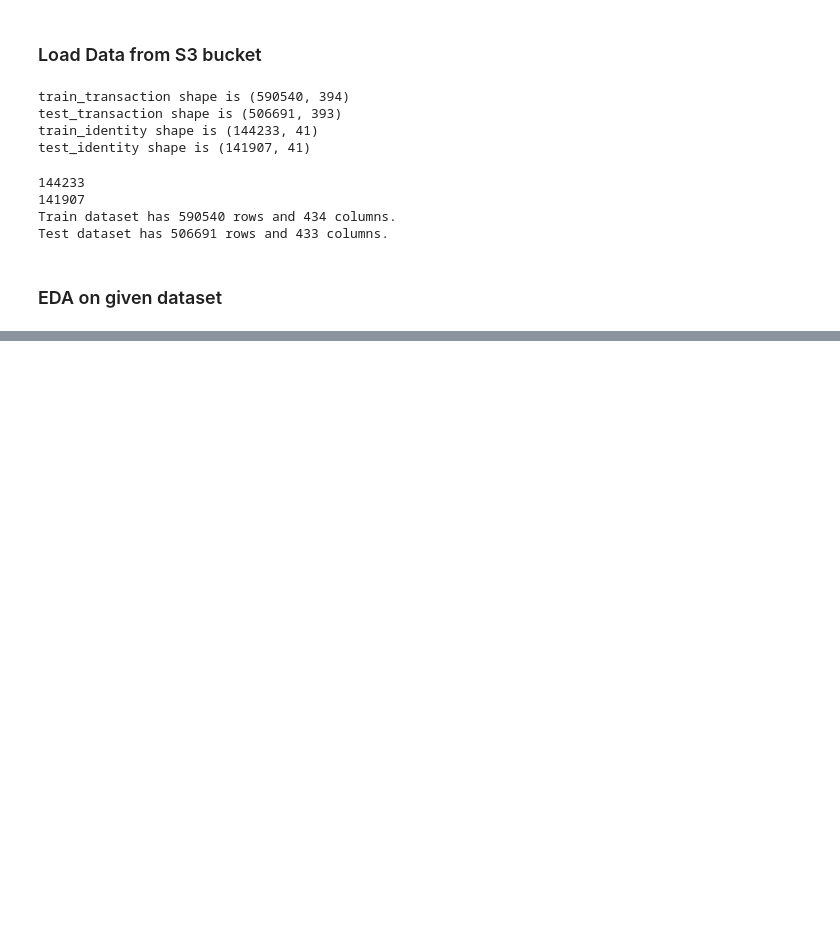
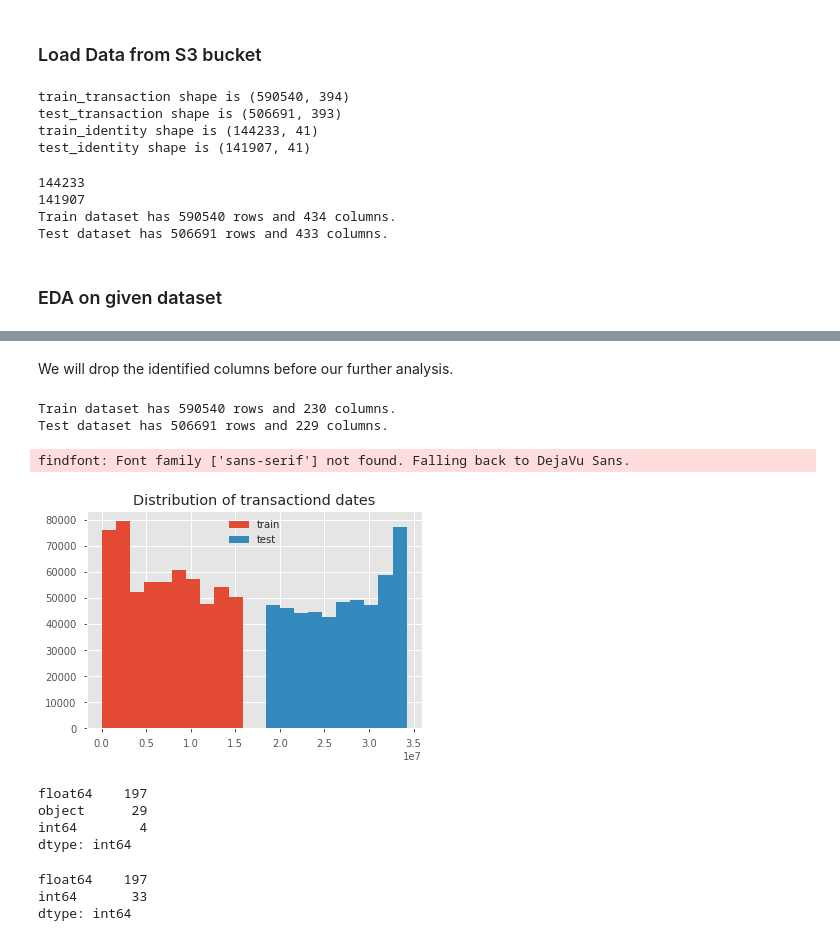
Before and after one commit to ranjan1701/IEEE-Fraud-Detection, a Jupyter notebook: EDA.ipynb, the cells around one changed output, grey strips where cells are left out. Cells and saved outputs as stored; diff of their text form; code cells hidden in the pictures; blank space fills up the shorter version.

```diff
--- a/EDA.ipynb
+++ b/EDA.ipynb
@@ -82,0 +71,5 @@ SyntaxError: unexpected EOF while parsing (<ipython-input-13-c34225ae487d>, line
+# %%
+#get missing value_information and add to drop_columns_list
+cols_to_drop = []
+missing_val = train.isnull().sum().sort_values(ascending = False)/train.shape[0]
+cols_to_drop.extend(missing_val[missing_val >= 0.99].index.tolist())
@@ -82,0 +78,39 @@ SyntaxError: unexpected EOF while parsing (<ipython-input-13-c34225ae487d>, line
+# %%
+# Create correlation matrix
+corr_matrix = train.corr().abs()
+# Select upper triangle of correlation matrix
+upper = corr_matrix.where(np.triu(np.ones(corr_matrix.shape), k=1).astype(np.bool))
+# %%
+# Find index of feature columns with correlation greater than 0.95
+high_corr_cols = [column for column in upper.columns if any(upper[column] > 0.9)]
+high_corr_cols.remove('TransactionDT')
+cols_to_drop.extend(high_corr_cols)
+# %% [markdown]
+We will drop the identified columns before our further analysis.
+# %%
+train.drop(cols_to_drop,axis=1,inplace = True)
+test.drop(cols_to_drop,axis=1, inplace = True)
+# %%
+print(f'Train dataset has {train.shape[0]} rows and {train.shape[1]} columns.')
+print(f'Test dataset has {test.shape[0]} rows and {test.shape[1]} columns.')
+# %% [output]
+Train dataset has 590540 rows and 230 columns.
+Test dataset has 506691 rows and 229 columns.
+# %%
+plt.hist(train['TransactionDT'], label='train');
+plt.hist(test['TransactionDT'], label='test');
+plt.legend();
+plt.title('Distribution of transactiond dates');
+plt.show()
+# %% [output]
+findfont: Font family ['sans-serif'] not found. Falling back to DejaVu Sans.
+[figure, added]
+# %%
+#identify categorical columns
+print(train.dtypes.value_counts())
+cat_cols = train.dtypes[train.dtypes == 'object'].index.tolist()
+# %% [output]
+float64    197
+object      29
+int64        4
+dtype: int64
@@ -82,0 +125,6 @@ SyntaxError: unexpected EOF while parsing (<ipython-input-13-c34225ae487d>, line
+# %%
+print(train.dtypes.value_counts())
+# %% [output]
+float64    197
+int64       33
+dtype: int64
```
Also changed, not shown: parts of 16 cells of this notebook, 1 other file.
